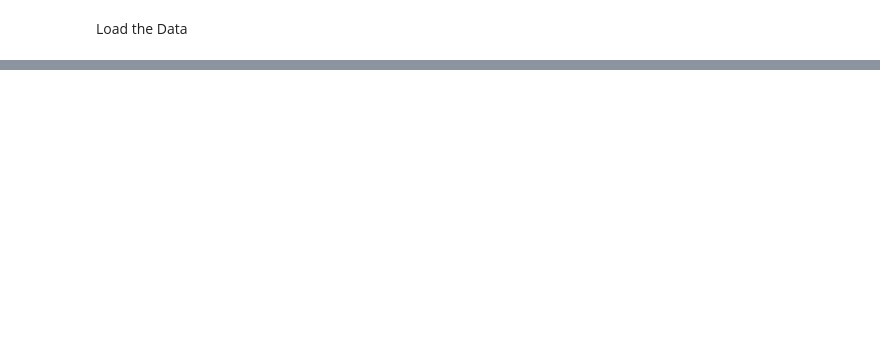
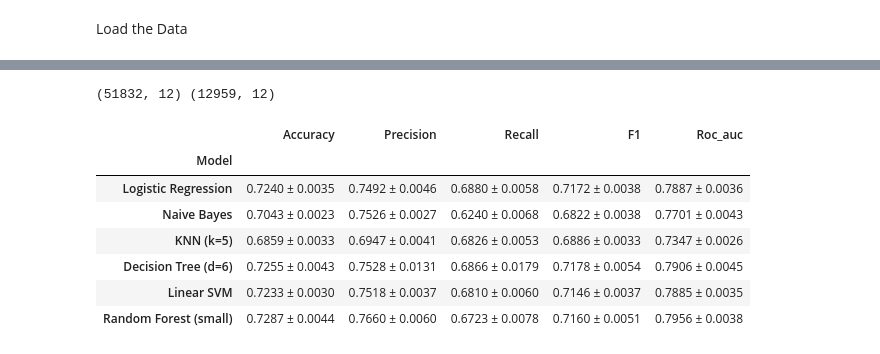
Before and after one commit to Homnath123/Lightweight-ML-Healthcare-AI-IoT, a Jupyter notebook: MachineLearning_Predictions.ipynb, the cells around one changed output, grey strips where cells are left out. Saved outputs shown, nothing was run; the diff lists cells and outputs as text; code cells hidden in the pictures; blank space fills up the shorter version.

```diff
--- a/MachineLearning_Predictions.ipynb
+++ b/MachineLearning_Predictions.ipynb
@@ -59,0 +140,18 @@ Name: count, dtype: int64
+# %%
+# -----------------------------------------------------------------------------
+# STEP 4: TRAIN/TEST SPLIT
+# 80% training / 20% hold-out test. Stratified so both sets keep the same
+# CVD / no-CVD proportion. random_state makes the split reproducible.
+# The hold-out set is used for the resource-cost measurements (Step 7), while
+# cross-validation (Step 6) uses the full dataset.
+# -----------------------------------------------------------------------------
+from sklearn.model_selection import train_test_split
+
+X = df.drop(columns=[TARGET])    # input features
+y = df[TARGET]                   # label to predict
+
+X_train, X_test, y_train, y_test = train_test_split(
+    X, y, test_size=0.2, stratify=y, random_state=42)
+print(X_train.shape, X_test.shape)
+# %% [output]
+(51832, 12) (12959, 12)
@@ -59,0 +183,33 @@ Name: count, dtype: int64
+# %%
+# -----------------------------------------------------------------------------
+# STEP 6: 5-FOLD CROSS-VALIDATION (PREDICTIVE PERFORMANCE)
+# Evaluate each model on 5 stratified folds of the full dataset and report
+# mean +/- standard deviation for accuracy, precision, recall, F1, and ROC-AUC.
+# This is more reliable than a single split, because small differences between
+# models may be within noise. Use this table as the main results table.
+# -----------------------------------------------------------------------------
+from sklearn.model_selection import StratifiedKFold, cross_validate
+
+cv = StratifiedKFold(n_splits=5, shuffle=True, random_state=42)
+scoring = ["accuracy", "precision", "recall", "f1", "roc_auc"]
+
+cv_rows = []
+for name, m in models.items():
+    s = cross_validate(m, X, y, cv=cv, scoring=scoring, n_jobs=-1)
+    row = {"Model": name}
+    for metric in scoring:
+        vals = s[f"test_{metric}"]
+        row[metric.capitalize()] = f"{vals.mean():.4f} ± {vals.std():.4f}"
+    cv_rows.append(row)
+
+cv_results = pd.DataFrame(cv_rows).set_index("Model")
+cv_results
+# %% [output]
+|  | Accuracy | Precision | Recall | F1 | Roc_auc |
+| Model |  |  |  |  |  |
+| Logistic Regression | 0.7240 ± 0.0035 | 0.7492 ± 0.0046 | 0.6880 ± 0.0058 | 0.7172 ± 0.0038 | 0.7887 ± 0.0036 |
+| Naive Bayes | 0.7043 ± 0.0023 | 0.7526 ± 0.0027 | 0.6240 ± 0.0068 | 0.6822 ± 0.0038 | 0.7701 ± 0.0043 |
+| KNN (k=5) | 0.6859 ± 0.0033 | 0.6947 ± 0.0041 | 0.6826 ± 0.0053 | 0.6886 ± 0.0033 | 0.7347 ± 0.0026 |
+| Decision Tree (d=6) | 0.7255 ± 0.0043 | 0.7528 ± 0.0131 | 0.6866 ± 0.0179 | 0.7178 ± 0.0054 | 0.7906 ± 0.0045 |
+| Linear SVM | 0.7233 ± 0.0030 | 0.7518 ± 0.0037 | 0.6810 ± 0.0060 | 0.7146 ± 0.0037 | 0.7885 ± 0.0035 |
+| Random Forest (small) | 0.7287 ± 0.0044 | 0.7660 ± 0.0060 | 0.6723 ± 0.0078 | 0.7160 ± 0.0051 | 0.7956 ± 0.0038 |
```
Also changed, not shown: parts of 13 cells of this notebook.
